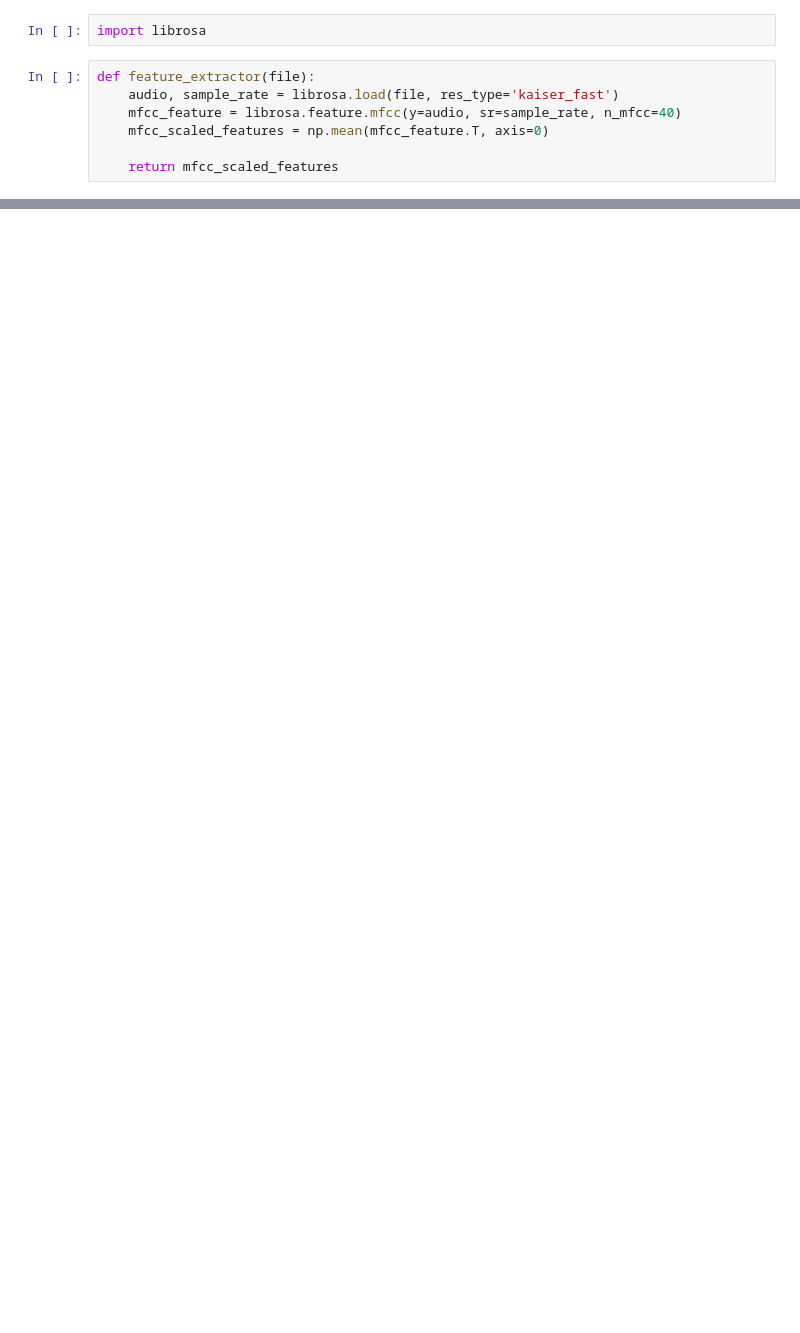
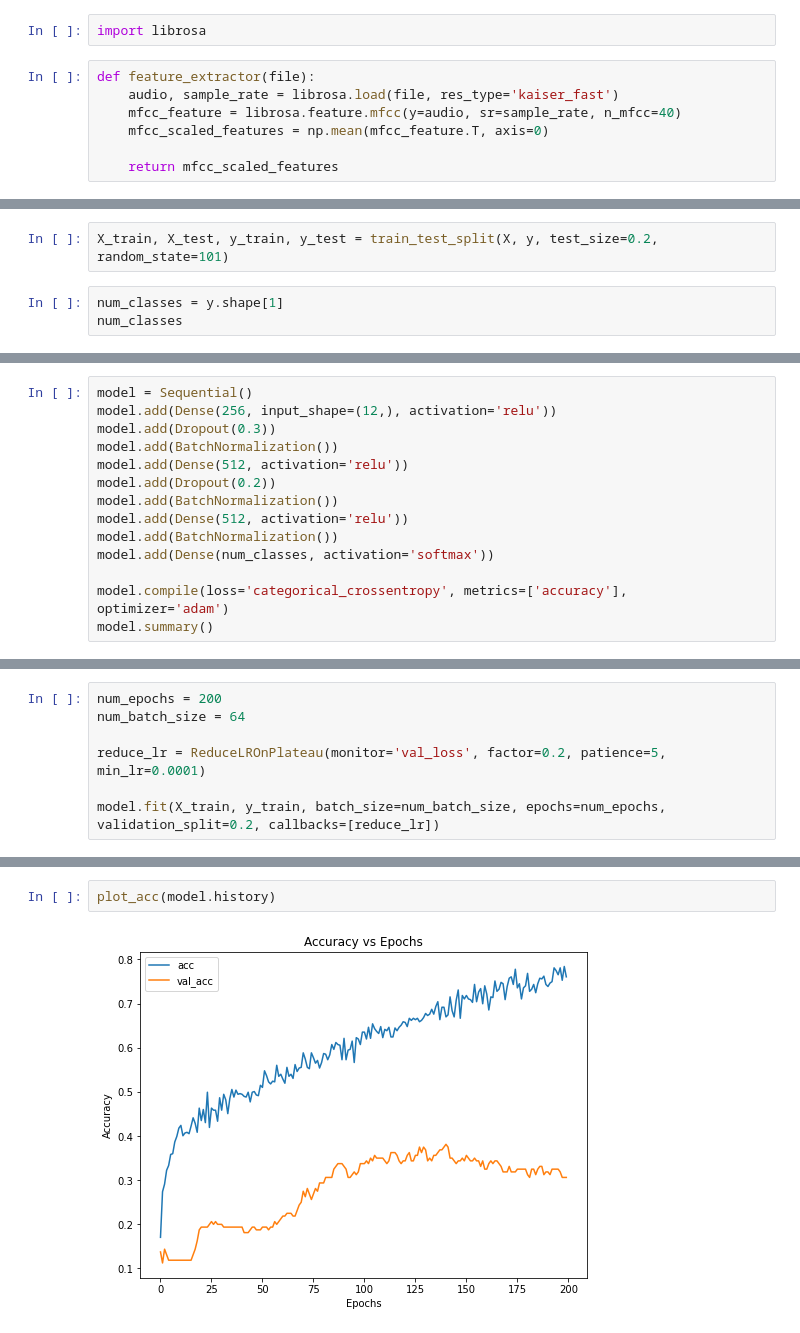
Before and after one commit to Nihal-Srivastava05/Music-Genre-Classification-GTZAN, a Jupyter notebook: Notebooks/Model Creation.ipynb, the cells around one changed output, grey strips where cells are left out. Cells and saved outputs as stored; diff of their text form; blank space fills up the shorter version.

```diff
--- a/Notebooks/Model Creation.ipynb
+++ b/Notebooks/Model Creation.ipynb
@@ -238,0 +250,5 @@ predict('../Data/Test/ProgrammingInC.wav', class_labels)
+# %%
+X_train, X_test, y_train, y_test = train_test_split(X, y, test_size=0.2, random_state=101)
+# %%
+num_classes = y.shape[1]
+num_classes
@@ -238,0 +259,14 @@ predict('../Data/Test/ProgrammingInC.wav', class_labels)
+# %%
+model = Sequential()
+model.add(Dense(256, input_shape=(12,), activation='relu'))
+model.add(Dropout(0.3))
+model.add(BatchNormalization())
+model.add(Dense(512, activation='relu'))
+model.add(Dropout(0.2))
+model.add(BatchNormalization())
+model.add(Dense(512, activation='relu'))
+model.add(BatchNormalization())
+model.add(Dense(num_classes, activation='softmax'))
+
+model.compile(loss='categorical_crossentropy', metrics=['accuracy'], optimizer='adam')
+model.summary()
@@ -238,0 +291,7 @@ predict('../Data/Test/ProgrammingInC.wav', class_labels)
+# %%
+num_epochs = 200
+num_batch_size = 64
+
+reduce_lr = ReduceLROnPlateau(monitor='val_loss', factor=0.2, patience=5, min_lr=0.0001)
+
+model.fit(X_train, y_train, batch_size=num_batch_size, epochs=num_epochs, validation_split=0.2, callbacks=[reduce_lr])
@@ -238,0 +317,4 @@ predict('../Data/Test/ProgrammingInC.wav', class_labels)
+# %%
+plot_acc(model.history)
+# %% [output]
+[figure, added]
```
Also changed, not shown: parts of 62 cells of this notebook, 9 other files.
